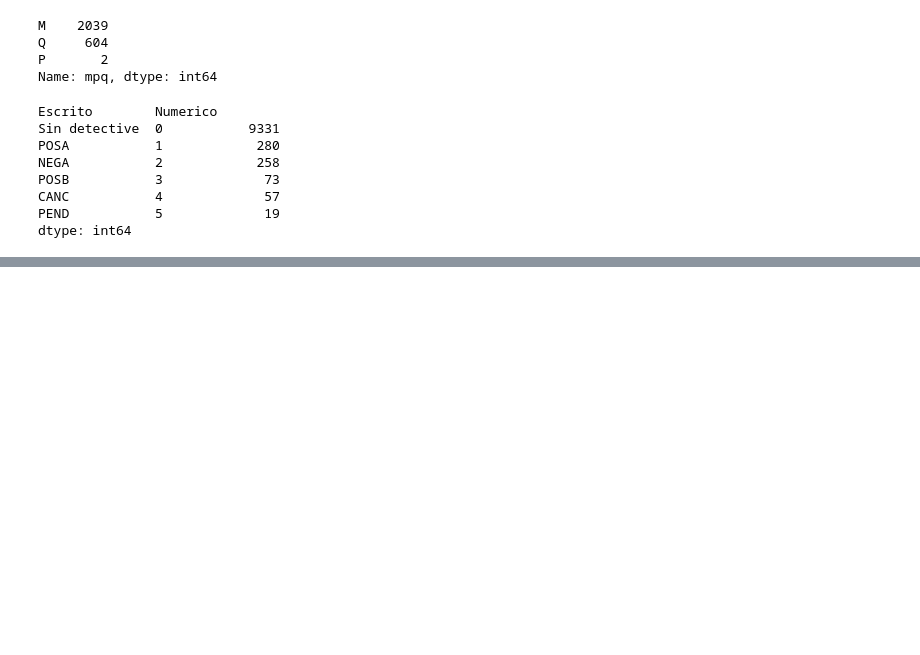
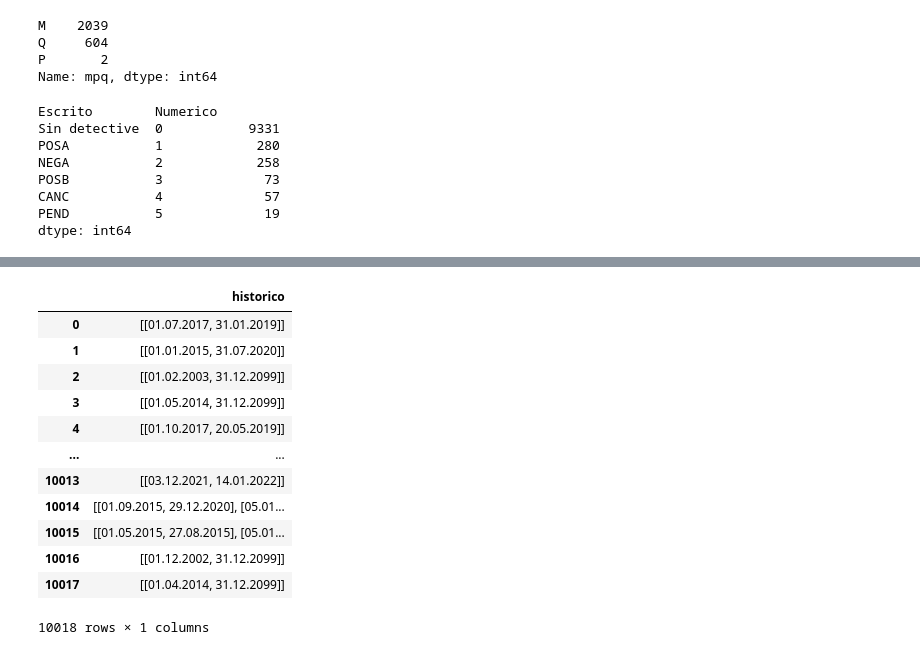
Before and after one commit to VictorCalzada/fraud_detection, a Jupyter notebook: lectura.ipynb, the cells around one changed output, grey strips where cells are left out. Cells and saved outputs as stored; diff of their text form; code cells hidden in the pictures; blank space fills up the shorter version.

```diff
--- a/lectura.ipynb
+++ b/lectura.ipynb
@@ -14,7 +14,7 @@ pd.set_option('display.max_columns', None)
 # %% [markdown]
 ---
 # %%
-path = "MM_PredictivoFraude.csv"
+path = "nuevoMutua.csv"
 # %%
 df = pd.read_csv(path, dtype=str, header=[0, 1], index_col=0)
 df.head(3)
@@ -172,0 +252,18 @@ Name: nrehab, Length: 65, dtype: int64
+# %%
+a = pd.DataFrame()
+# %%
+pd.concat([a, df[["historico"]]])
+# %% [output]
+|  | historico |
+| 0 | [[01.07.2017, 31.01.2019]] |
+| 1 | [[01.01.2015, 31.07.2020]] |
+| 2 | [[01.02.2003, 31.12.2099]] |
+| 3 | [[01.05.2014, 31.12.2099]] |
+| 4 | [[01.10.2017, 20.05.2019]] |
+| ... | ... |
+| 10013 | [[03.12.2021, 14.01.2022]] |
+| 10014 | [[01.09.2015, 29.12.2020], [05.01... |
+| 10015 | [[01.05.2015, 27.08.2015], [05.01... |
+| 10016 | [[01.12.2002, 31.12.2099]] |
+| 10017 | [[01.04.2014, 31.12.2099]] |
+10018 rows × 1 columns
```
Also changed, not shown: parts of 27 cells of this notebook, 5 other files.
